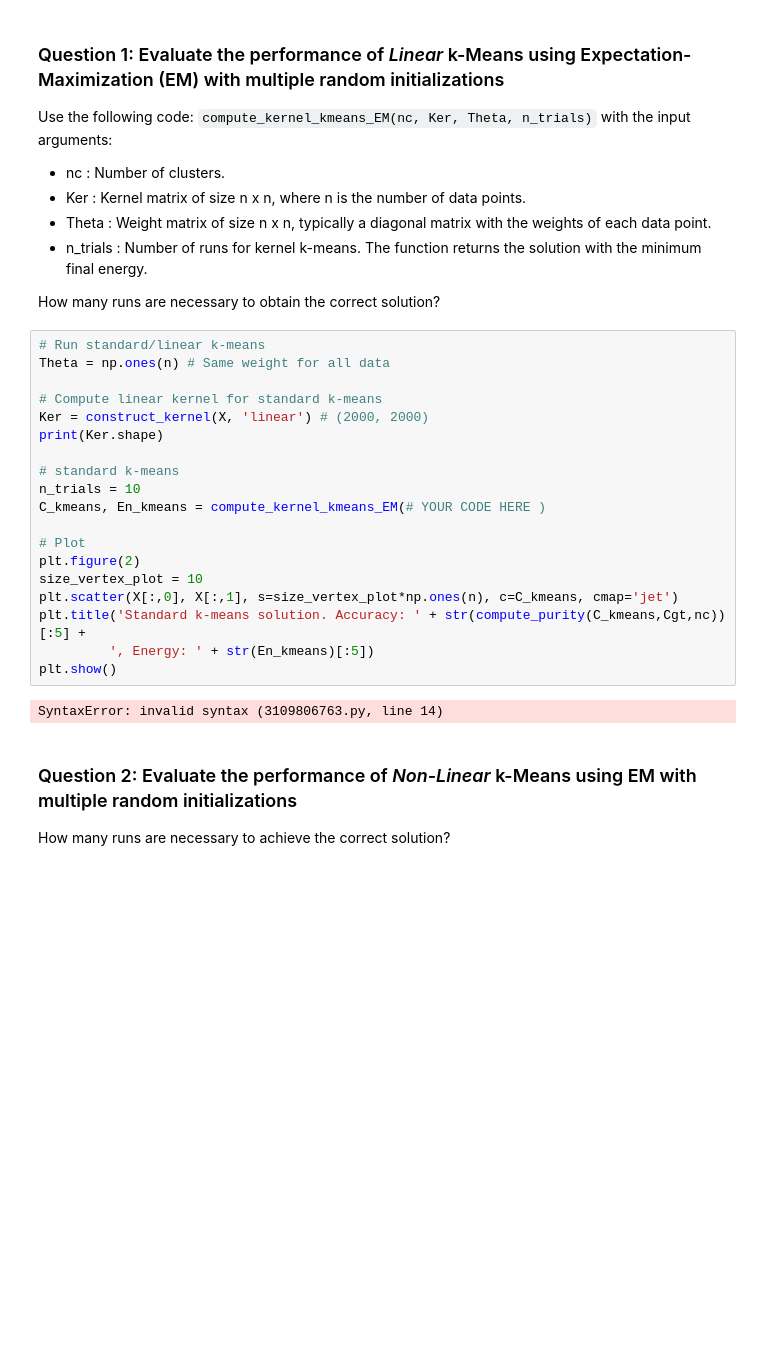
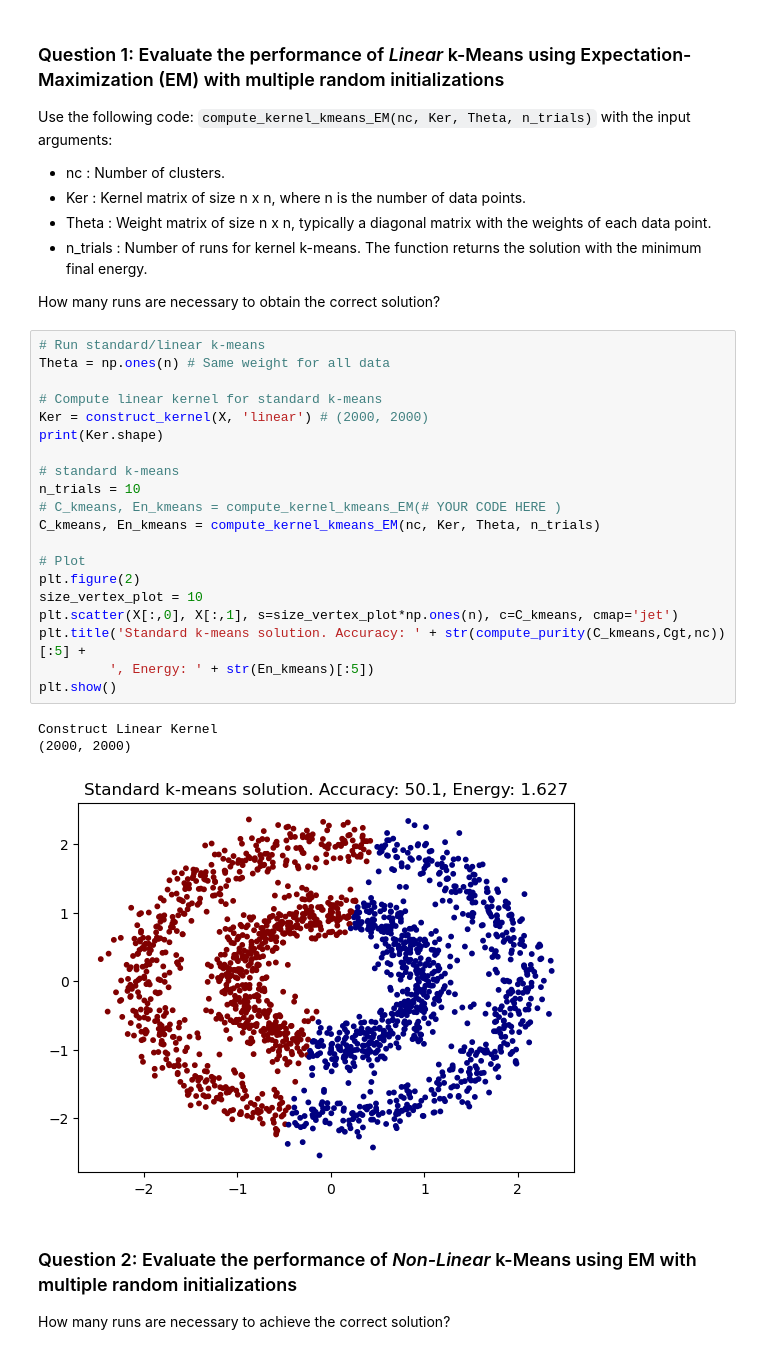
Before and after one commit to axxshen/CS5284_2025, a Jupyter notebook: codes/03_Graph_Clustering/code02_exercise.ipynb, the cells around one changed output. Saved outputs shown, nothing was run; the diff lists cells and outputs as text; blank space fills up the shorter version.

```diff
--- a/codes/03_Graph_Clustering/code02_exercise.ipynb
+++ b/codes/03_Graph_Clustering/code02_exercise.ipynb
@@ -65,24 +65,27 @@ How many runs are necessary to obtain the correct solution?
 # %%
 # Run standard/linear k-means
 Theta = np.ones(n) # Same weight for all data
 
 # Compute linear kernel for standard k-means
 Ker = construct_kernel(X, 'linear') # (2000, 2000)
 print(Ker.shape)
 
 # standard k-means
 n_trials = 10
-C_kmeans, En_kmeans = compute_kernel_kmeans_EM(# YOUR CODE HERE )
+# C_kmeans, En_kmeans = compute_kernel_kmeans_EM(# YOUR CODE HERE )
+C_kmeans, En_kmeans = compute_kernel_kmeans_EM(nc, Ker, Theta, n_trials)
 
 # Plot
 plt.figure(2)
 size_vertex_plot = 10
 plt.scatter(X[:,0], X[:,1], s=size_vertex_plot*np.ones(n), c=C_kmeans, cmap='jet')
 plt.title('Standard k-means solution. Accuracy: ' + str(compute_purity(C_kmeans,Cgt,nc))[:5] +
          ', Energy: ' + str(En_kmeans)[:5])
 plt.show()
 # %% [output]
-SyntaxError: invalid syntax (3109806763.py, line 14)
+Construct Linear Kernel
+(2000, 2000)
+[figure, added]
 # %% [markdown]
 ### Question 2: Evaluate the performance of *Non-Linear* k-Means using EM with multiple random initializations
 
```
Also changed, not shown: parts of 2 cells of this notebook, 20 other files.
